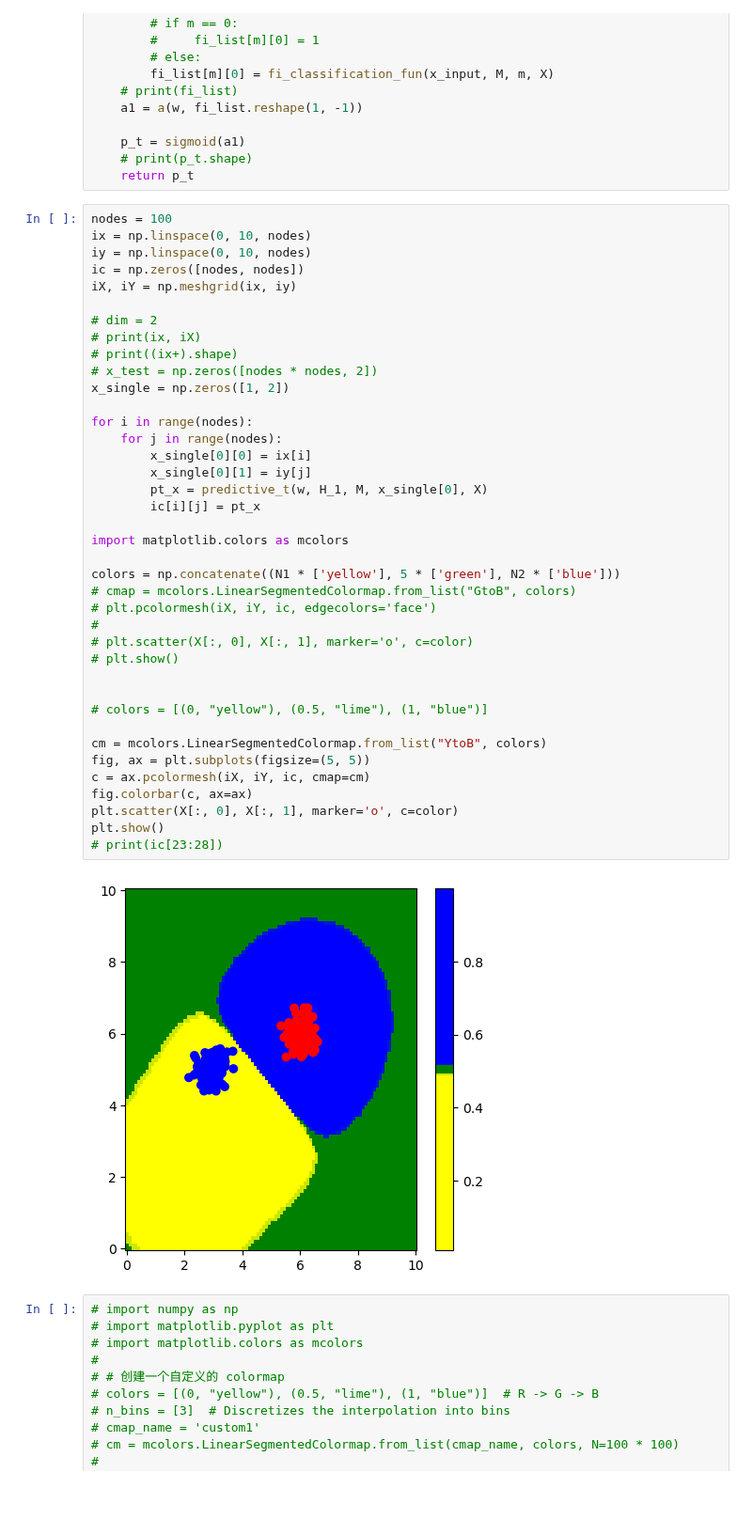
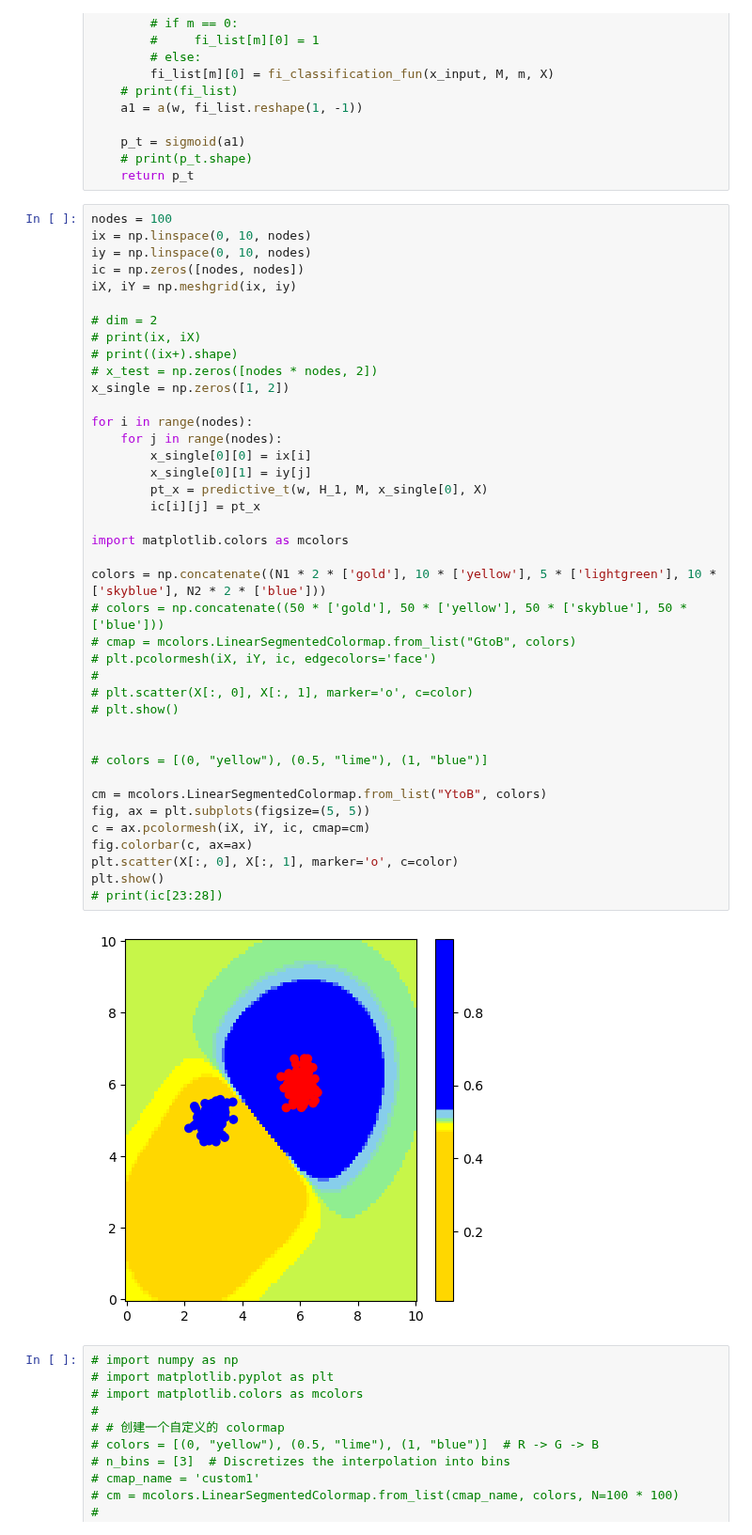
Before and after one commit to frankRenlf/pattern_recognition, a Jupyter notebook: part4.ipynb, the cells around one changed output. Shown at 94% size. Cells and saved outputs as stored; diff of their text form; blank space fills up the shorter version.

```diff
--- a/part4.ipynb
+++ b/part4.ipynb
@@ -169,35 +169,36 @@ iX, iY = np.meshgrid(ix, iy)
 # print((ix+).shape)
 # x_test = np.zeros([nodes * nodes, 2])
 x_single = np.zeros([1, 2])
 
 for i in range(nodes):
     for j in range(nodes):
         x_single[0][0] = ix[i]
         x_single[0][1] = iy[j]
         pt_x = predictive_t(w, H_1, M, x_single[0], X)
         ic[i][j] = pt_x
 
 import matplotlib.colors as mcolors
 
-colors = np.concatenate((N1 * ['yellow'], 5 * ['green'], N2 * ['blue']))
+colors = np.concatenate((N1 * 2 * ['gold'], 10 * ['yellow'], 5 * ['lightgreen'], 10 * ['skyblue'], N2 * 2 * ['blue']))
+# colors = np.concatenate((50 * ['gold'], 50 * ['yellow'], 50 * ['skyblue'], 50 * ['blue']))
 # cmap = mcolors.LinearSegmentedColormap.from_list("GtoB", colors)
 # plt.pcolormesh(iX, iY, ic, edgecolors='face')
 #
 # plt.scatter(X[:, 0], X[:, 1], marker='o', c=color)
 # plt.show()
 
 
 # colors = [(0, "yellow"), (0.5, "lime"), (1, "blue")]
 
 cm = mcolors.LinearSegmentedColormap.from_list("YtoB", colors)
 fig, ax = plt.subplots(figsize=(5, 5))
 c = ax.pcolormesh(iX, iY, ic, cmap=cm)
 fig.colorbar(c, ax=ax)
 plt.scatter(X[:, 0], X[:, 1], marker='o', c=color)
 plt.show()
 # print(ic[23:28])
 # %% [output]
-[figure, old version]
+[figure, new version]
 # %%
 # import numpy as np
 # import matplotlib.pyplot as plt
```
